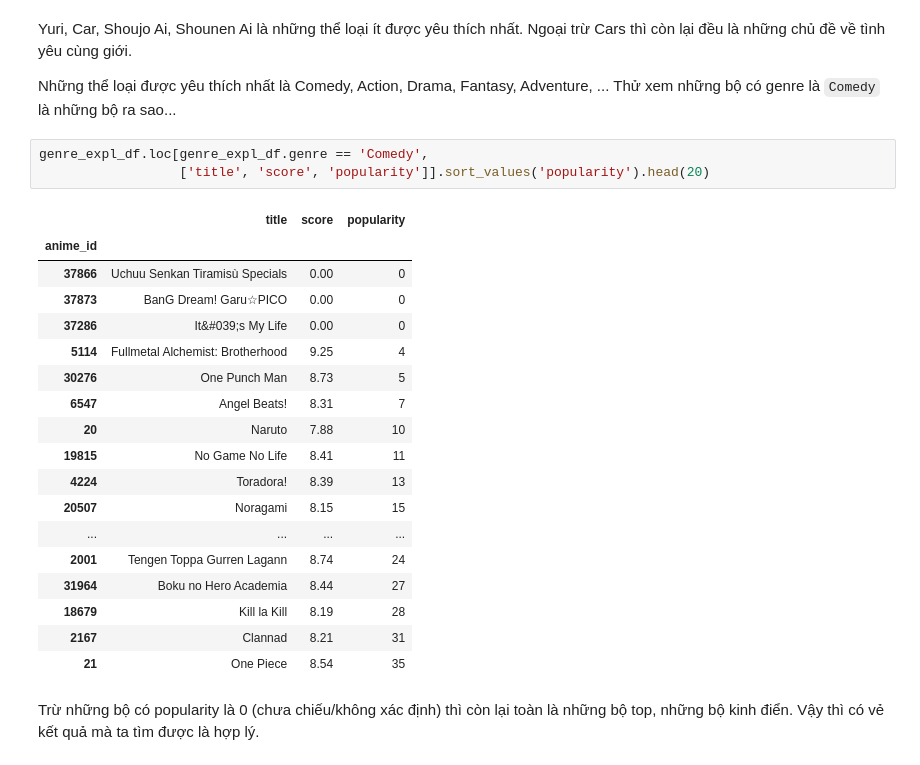
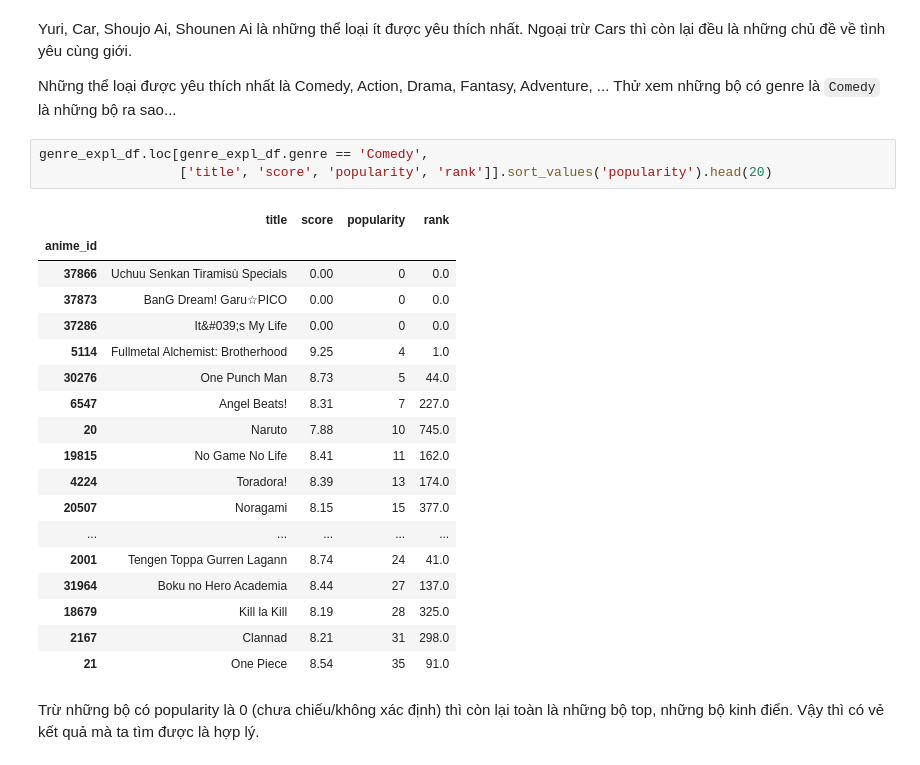
Before and after one commit to hungngocphat01/HCMUS-IntroDataSc-FinalProj, a Jupyter notebook: FINAL.ipynb, the cells around one changed output. Cells and saved outputs as stored; diff of their text form.

```diff
--- a/FINAL.ipynb
+++ b/FINAL.ipynb
@@ -819,26 +835,26 @@ Yuri, Car, Shoujo Ai, Shounen Ai là những thể loại ít được yêu thí
 Những thể loại được yêu thích nhất là Comedy, Action, Drama, Fantasy, Adventure, ... Thử xem những bộ có genre là `Comedy` là những bộ ra sao...
 # %%
 genre_expl_df.loc[genre_expl_df.genre == 'Comedy',
-                  ['title', 'score', 'popularity']].sort_values('popularity').head(20)
+                  ['title', 'score', 'popularity', 'rank']].sort_values('popularity').head(20)
 # %% [output]
-|  | title | score | popularity |
-| anime_id |  |  |  |
-| 37866 | Uchuu Senkan Tiramisù Specials | 0.00 | 0 |
-| 37873 | BanG Dream! Garu☆PICO | 0.00 | 0 |
-| 37286 | It&#039;s My Life | 0.00 | 0 |
-| 5114 | Fullmetal Alchemist: Brotherhood | 9.25 | 4 |
-| 30276 | One Punch Man | 8.73 | 5 |
-| 6547 | Angel Beats! | 8.31 | 7 |
-| 20 | Naruto | 7.88 | 10 |
-| 19815 | No Game No Life | 8.41 | 11 |
-| 4224 | Toradora! | 8.39 | 13 |
-| 20507 | Noragami | 8.15 | 15 |
-| ... | ... | ... | ... |
-| 2001 | Tengen Toppa Gurren Lagann | 8.74 | 24 |
-| 31964 | Boku no Hero Academia | 8.44 | 27 |
-| 18679 | Kill la Kill | 8.19 | 28 |
-| 2167 | Clannad | 8.21 | 31 |
-| 21 | One Piece | 8.54 | 35 |
+|  | title | score | popularity | rank |
+| anime_id |  |  |  |  |
+| 37866 | Uchuu Senkan Tiramisù Specials | 0.00 | 0 | 0.0 |
+| 37873 | BanG Dream! Garu☆PICO | 0.00 | 0 | 0.0 |
+| 37286 | It&#039;s My Life | 0.00 | 0 | 0.0 |
+| 5114 | Fullmetal Alchemist: Brotherhood | 9.25 | 4 | 1.0 |
+| 30276 | One Punch Man | 8.73 | 5 | 44.0 |
+| 6547 | Angel Beats! | 8.31 | 7 | 227.0 |
+| 20 | Naruto | 7.88 | 10 | 745.0 |
+| 19815 | No Game No Life | 8.41 | 11 | 162.0 |
+| 4224 | Toradora! | 8.39 | 13 | 174.0 |
+| 20507 | Noragami | 8.15 | 15 | 377.0 |
+| ... | ... | ... | ... | ... |
+| 2001 | Tengen Toppa Gurren Lagann | 8.74 | 24 | 41.0 |
+| 31964 | Boku no Hero Academia | 8.44 | 27 | 137.0 |
+| 18679 | Kill la Kill | 8.19 | 28 | 325.0 |
+| 2167 | Clannad | 8.21 | 31 | 298.0 |
+| 21 | One Piece | 8.54 | 35 | 91.0 |
 # %% [markdown]
 Trừ những bộ có popularity là 0 (chưa chiếu/không xác định) thì còn lại toàn là những bộ top, những bộ kinh điển. Vậy thì có vẻ kết quả mà ta tìm được là hợp lý.
 # %% [markdown]
```
Also changed, not shown: parts of 11 cells of this notebook.
